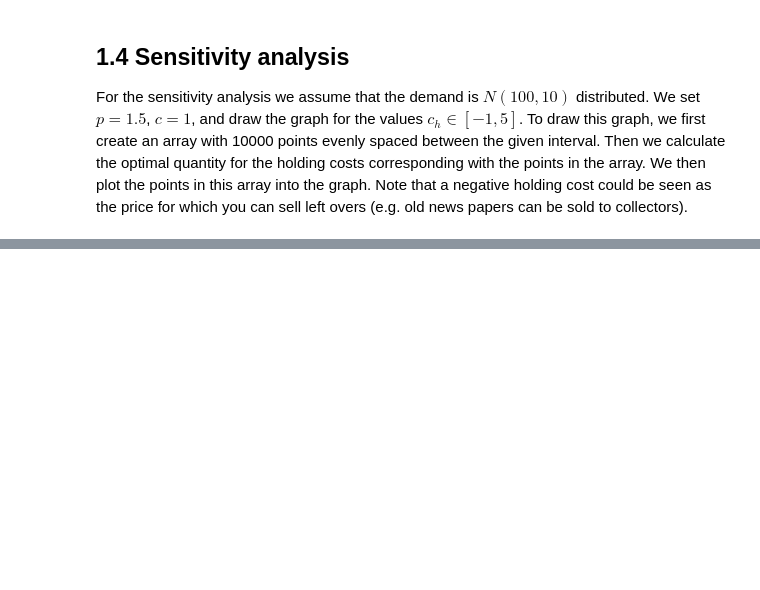
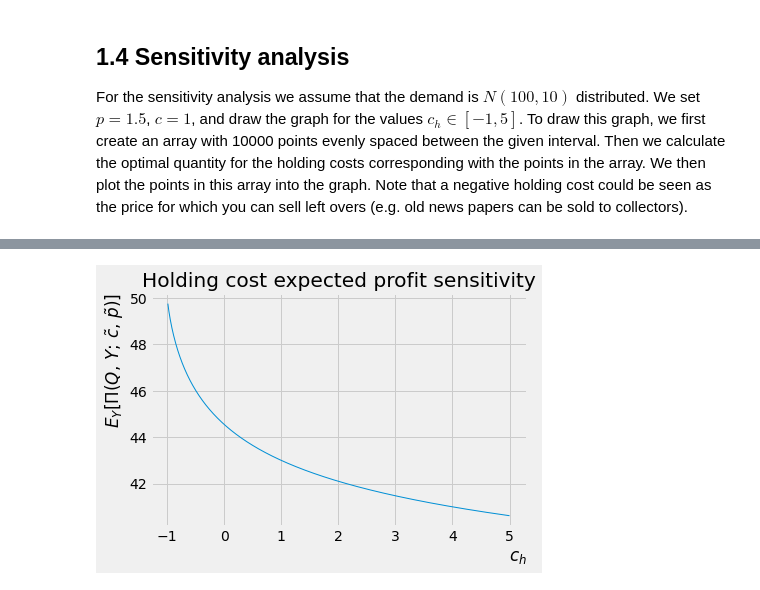
Before and after one commit to BDFteam/AcademicSkills2021, a Jupyter notebook: ex1c.ipynb, the cells around one changed output, grey strips where cells are left out. Cells and saved outputs as stored; diff of their text form; code cells hidden in the pictures; blank space fills up the shorter version.

```diff
--- a/ex1c.ipynb
+++ b/ex1c.ipynb
@@ -54,0 +61,33 @@ main()
+# %%
+def _expected_profit(cost: float, price: float, location: float, scale: float, n: int, holding_cost: float) -> float:
+    profit_per_product: float = price - cost
+    cost_per_unsold_product: float = cost + holding_cost
+    quantity: float = calculate_optimal_quantity(cost, price, holding_cost, location, scale)
+    integral: float = quad(lambda y: sts.norm.cdf(y, loc=location, scale=scale), -np.inf, quantity)[0]
+
+    return profit_per_product * quantity - (profit_per_product + cost_per_unsold_product)*integral
+# %%
+def expected_profit():
+    points: int = 1000
+    cost: float = 1.0
+    price: float = 1.5
+    location: float = 100.0
+    scale: float = 10.0
+    n: int = 10
+    holding_cost_vector: np.ndarray = np.linspace(-0.99, 5, points)
+    expected_profit_vector: np.ndarray = np.empty(points)
+
+    for i in range(points):
+        expected_profit_vector[i] = _expected_profit(cost, price, location, scale, n, holding_cost_vector[i])
+
+    plt.plot(holding_cost_vector, expected_profit_vector, lw=1)
+    plt.grid(True)
+    plt.style.use('fivethirtyeight')
+    plt.title("Holding cost expected profit sensitivity")
+    plt.xlabel("$c_h$", loc="right")
+    plt.ylabel("$E_Y [\Pi (Q, \,Y; \,\\tilde{c}, \,\\tilde{p})]$", loc="top")
+    plt.show()
+# %%
+expected_profit()
+# %% [output]
+[figure, added]
```
Also changed, not shown: parts of 4 cells of this notebook.
